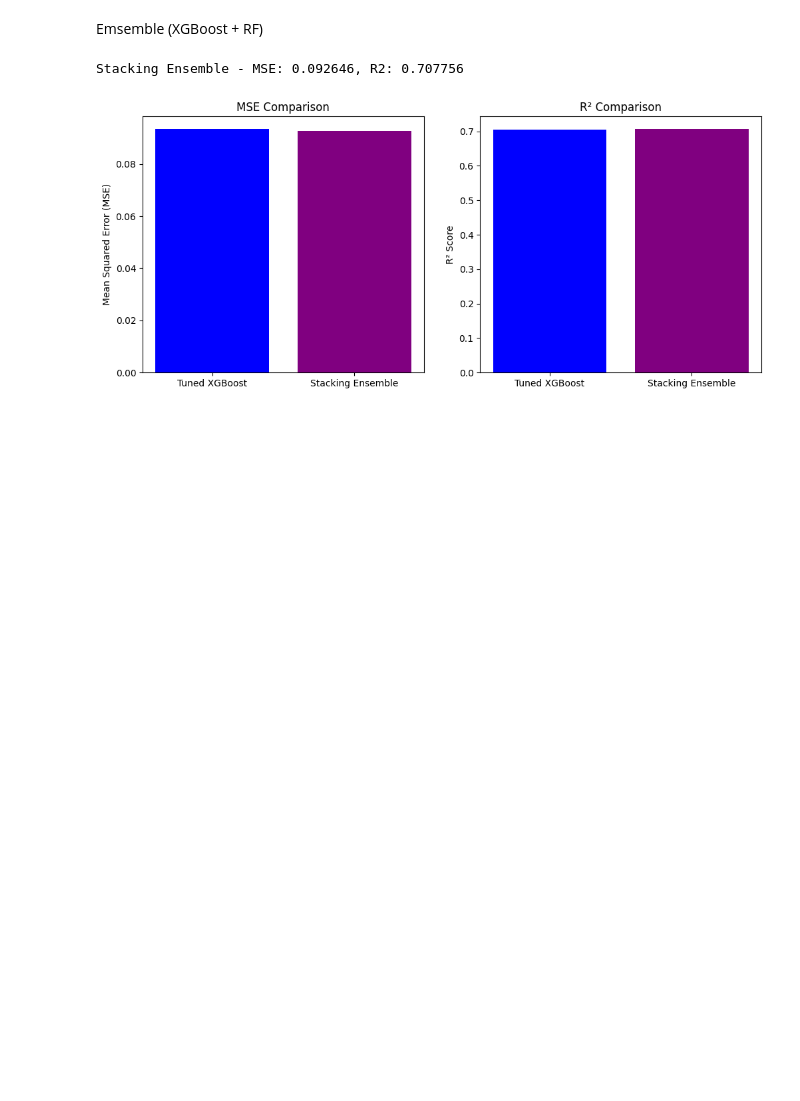
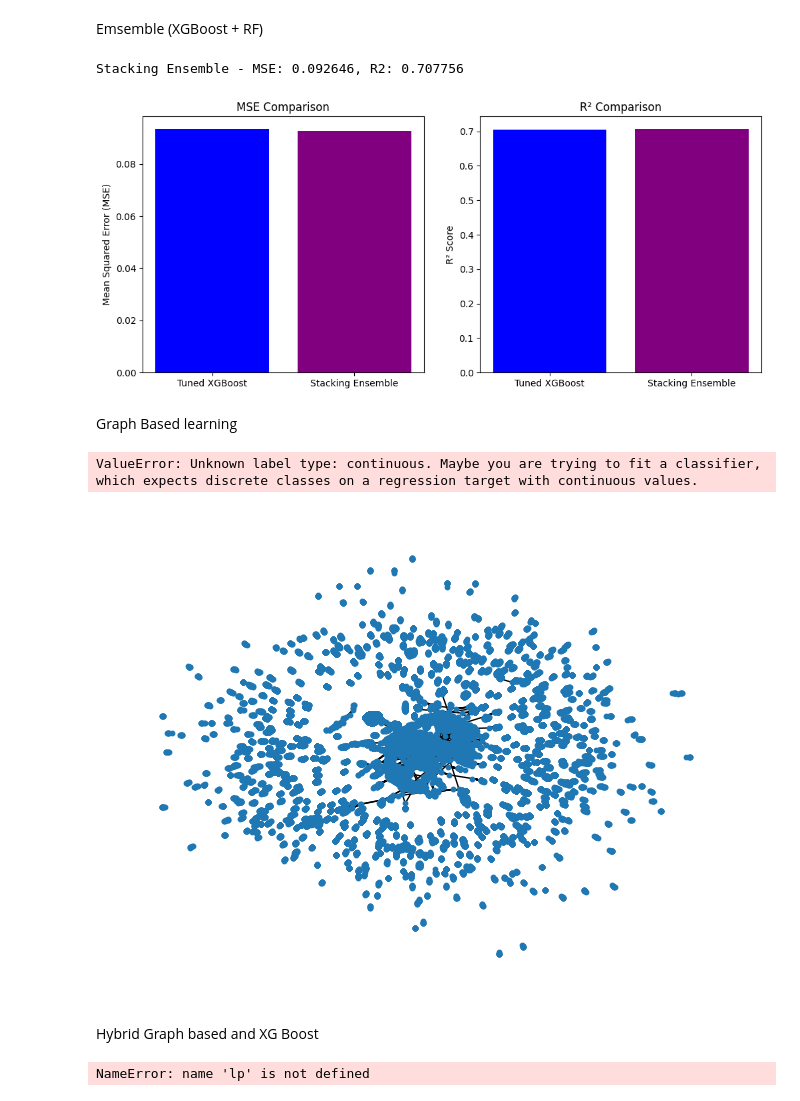
Before and after one commit to Chloy02/Photometric_Redshift_Estimation, a Jupyter notebook: Data_processing_and_model/Hybrid_Model.ipynb, the cells around one changed output. Cells and saved outputs as stored; diff of their text form; code cells hidden in the pictures; blank space fills up the shorter version.

Commit message:
Added Graph based learning method and ensemble Graph based + XG Boost for comparison with previous models

```diff
--- a/Data_processing_and_model/Hybrid_Model.ipynb
+++ b/Data_processing_and_model/Hybrid_Model.ipynb
@@ -526,3 +524,76 @@ plt.show()
 # %% [output]
 Stacking Ensemble - MSE: 0.092646, R2: 0.707756
 [figure]
+# %% [markdown]
+Graph Based learning
+# %%
+import networkx as nx
+from sklearn.kernel_ridge import KernelRidge
+from sklearn.neighbors import kneighbors_graph
+from sklearn.metrics import mean_squared_error, r2_score
+
+# ---- CREATE A KNN GRAPH ----
+knn_graph = kneighbors_graph(X_train, n_neighbors=5, mode='connectivity', include_self=False)
+
+# Convert to NetworkX Graph
+G = nx.from_scipy_sparse_array(knn_graph)
+
+# Visualize Graph Structure
+nx.draw(G, node_size=10)
+
+# ---- GRAPH-BASED REDSHIFT ESTIMATION ----
+kr = KernelRidge(alpha=1.0, kernel='rbf')  # RBF kernel smooths over the graph
+kr.fit(X_train, y_train)  # Train using photometric data
+
+y_pred_graph = kr.predict(X_test)  # Predict redshift
+
+# Evaluate Performance
+mse_graph = mean_squared_error(y_test, y_pred_graph)
+r2_graph = r2_score(y_test, y_pred_graph)
+
+print(f"Graph-Based Kernel Ridge Regression - MSE: {mse_graph:.6f}, R2: {r2_graph:.6f}")
+# %% [output]
+ValueError: Unknown label type: continuous. Maybe you are trying to fit a classifier, which expects discrete classes on a regression target with continuous values.
+[figure, added]
+# %% [markdown]
+Hybrid Graph based and XG Boost
+# %%
+# ---- USE GRAPH-BASED REDSHIFT AS A FEATURE ----
+df_clean['graph_pred_redshift'] = kr.predict(X)  # ✅ FIXED: Use Kernel Ridge Regression Predictions
+
+# Retrain XGBoost with Graph-Enhanced Features
+X_new = df_clean.drop(columns=['specz_redshift'])  # Keep everything except actual redshift
+y_new = df_clean['specz_redshift']
+
+X_train_new, X_test_new, y_train_new, y_test_new = train_test_split(X_new, y_new, test_size=0.2, random_state=42)
+
+xgb = XGBRegressor(n_estimators=300, learning_rate=0.05, max_depth=7, random_state=42)
+xgb.fit(X_train_new, y_train_new)
+
+y_pred_xgb_new = xgb.predict(X_test_new)
+
+mse_xgb_new = mean_squared_error(y_test_new, y_pred_xgb_new)
+r2_xgb_new = r2_score(y_test_new, y_pred_xgb_new)
+
+print(f"Hybrid Graph + XGBoost Model - MSE: {mse_xgb_new:.6f}, R2: {r2_xgb_new:.6f}")
+
+# ---- PLOT COMPARISON ----
+models = ['Stacking Ensemble', 'Graph-Based Model', 'Hybrid Graph + XGBoost']
+mse_scores = [mse_stack, mse_graph, mse_xgb_new]
+r2_scores = [r2_stack, r2_graph, r2_xgb_new]
+
+fig, ax = plt.subplots(1, 2, figsize=(12, 5))
+
+# MSE Plot
+ax[0].bar(models, mse_scores, color=['purple', 'orange', 'blue'])
+ax[0].set_ylabel("Mean Squared Error (MSE)")
+ax[0].set_title("MSE Comparison")
+
+# R2 Score Plot
+ax[1].bar(models, r2_scores, color=['purple', 'orange', 'blue'])
+ax[1].set_ylabel("R² Score")
+ax[1].set_title("R² Comparison")
+
+plt.show()
+# %% [output]
+NameError: name 'lp' is not defined
```
Also changed, not shown: parts of 3 cells of this notebook.
